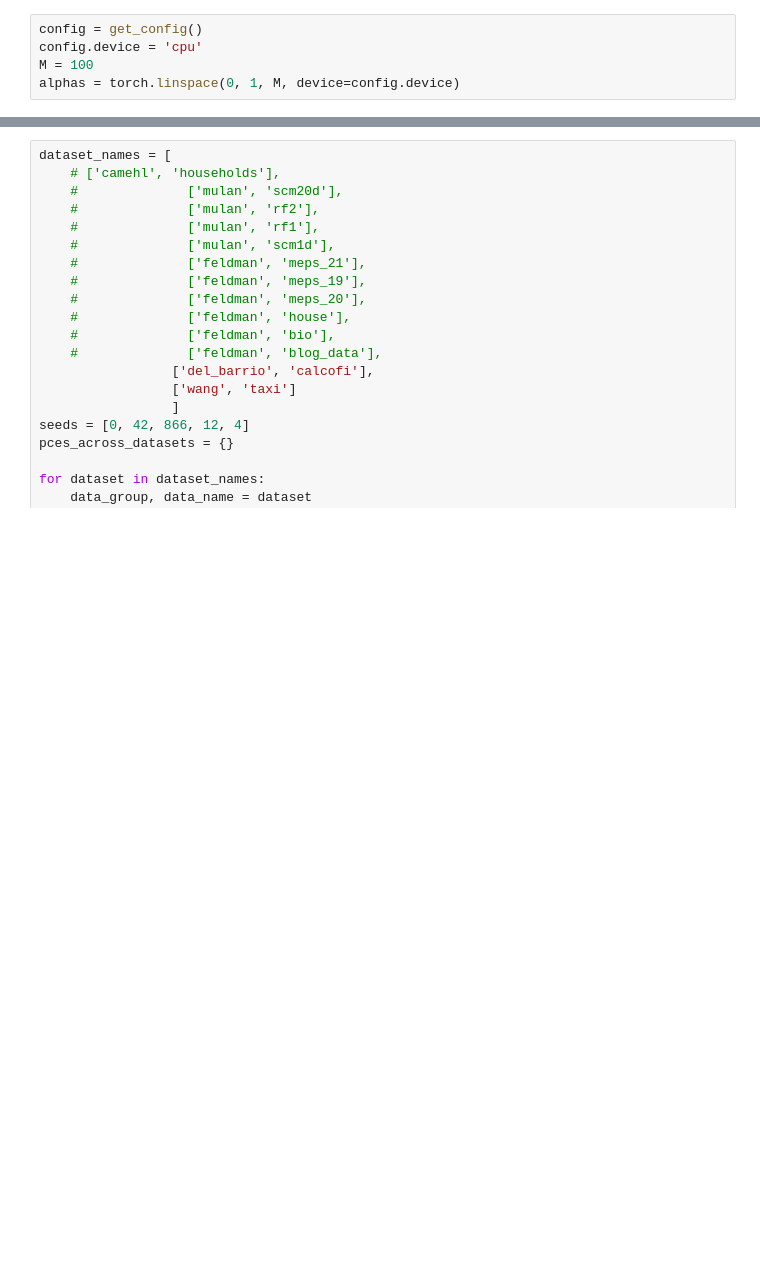
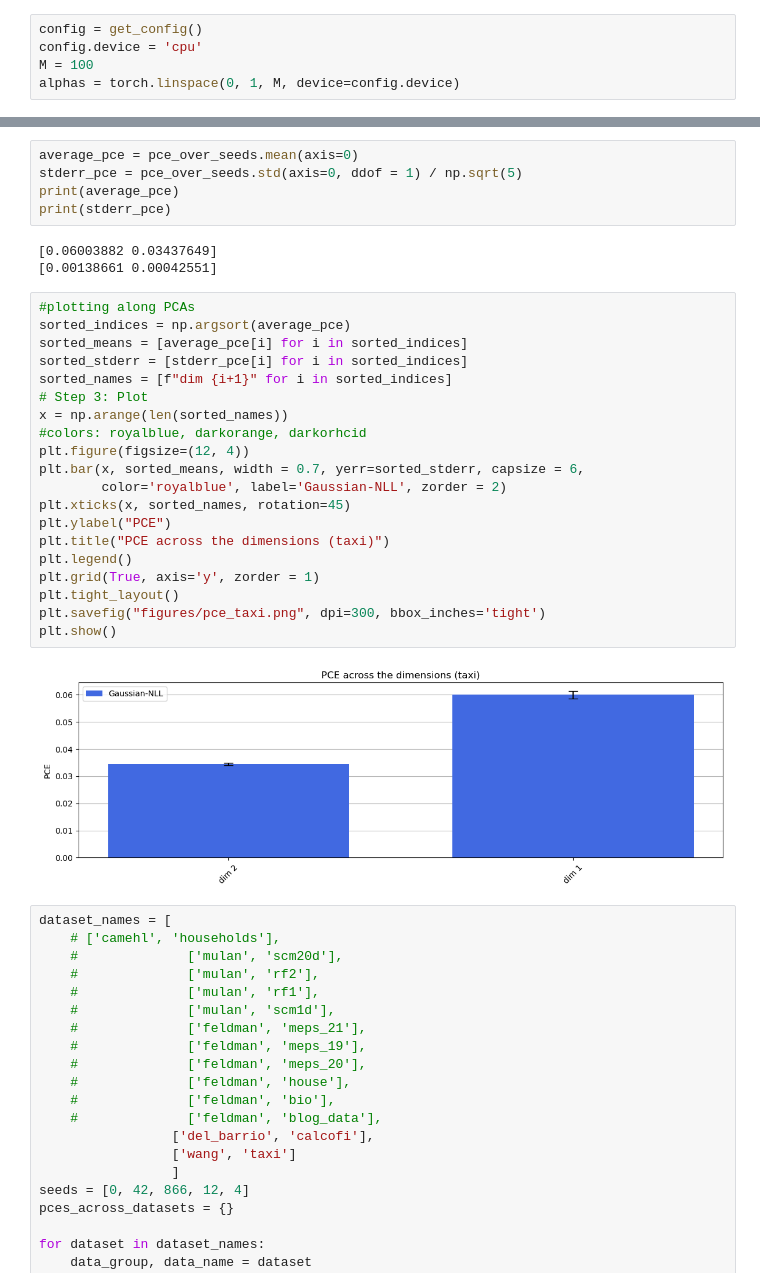
Before and after one commit to ayalaajil/Multivariate-Calibration-with-Prerank-Regularization, a Jupyter notebook: Multicalibration/Projected_PIT_calibration/plotting-PCE.ipynb, the cells around one changed output, grey strips where cells are left out. Drawn from its saved outputs; the diff is of its cells as text; blank space fills up the shorter version.

Commit message:
pce per dimensions for all datasets

```diff
--- a/Multicalibration/Projected_PIT_calibration/plotting-PCE.ipynb
+++ b/Multicalibration/Projected_PIT_calibration/plotting-PCE.ipynb
@@ -76,3 +58,33 @@ def pce_per_dataset(config, data_group, data_name, seeds):
+# %%
+average_pce = pce_over_seeds.mean(axis=0)
+stderr_pce = pce_over_seeds.std(axis=0, ddof = 1) / np.sqrt(5)
+print(average_pce)
+print(stderr_pce)
+# %% [output]
+[0.06003882 0.03437649]
+[0.00138661 0.00042551]
+# %%
+#plotting along PCAs
+sorted_indices = np.argsort(average_pce)
+sorted_means = [average_pce[i] for i in sorted_indices]
+sorted_stderr = [stderr_pce[i] for i in sorted_indices]
+sorted_names = [f"dim {i+1}" for i in sorted_indices]
+# Step 3: Plot
+x = np.arange(len(sorted_names))
+#colors: royalblue, darkorange, darkorhcid
+plt.figure(figsize=(12, 4))
+plt.bar(x, sorted_means, width = 0.7, yerr=sorted_stderr, capsize = 6,
+        color='royalblue', label='Gaussian-NLL', zorder = 2)
+plt.xticks(x, sorted_names, rotation=45)
+plt.ylabel("PCE")
+plt.title("PCE across the dimensions (taxi)")
+plt.legend()
+plt.grid(True, axis='y', zorder = 1)
+plt.tight_layout()
+plt.savefig("figures/pce_taxi.png", dpi=300, bbox_inches='tight')
+plt.show()
+# %% [output]
+[figure, added]
 # %%
 dataset_names = [
     # ['camehl', 'households'],
```
Also changed, not shown: parts of 5 cells of this notebook, 16 other files.
